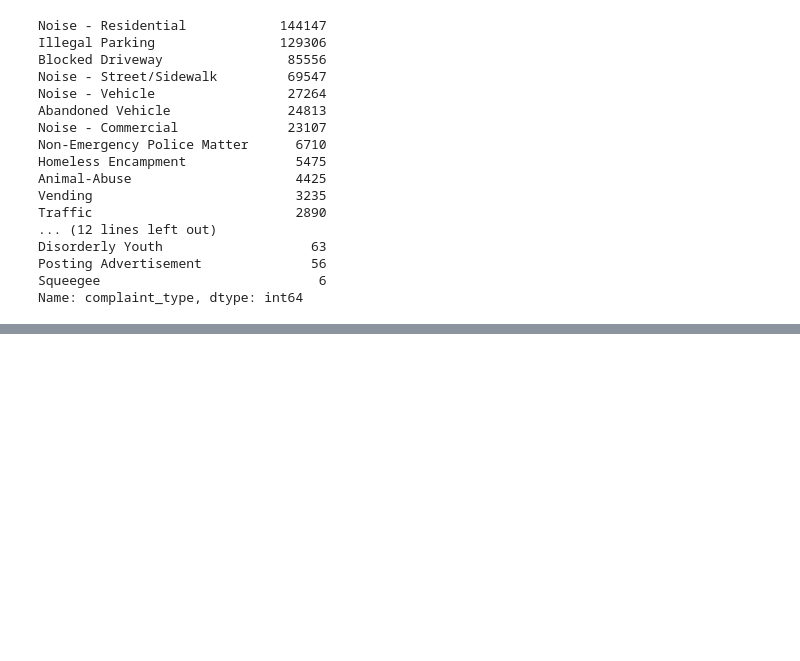
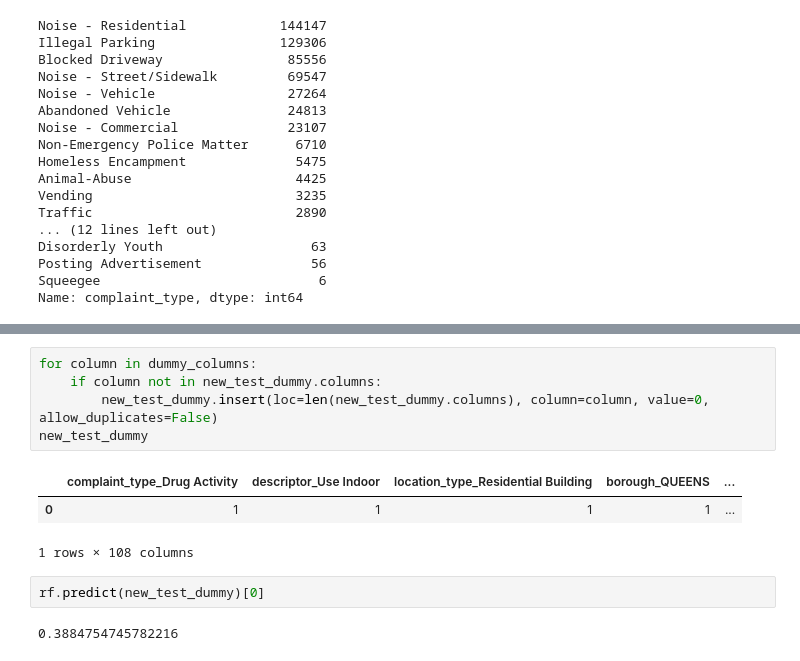
Before and after one commit to dmedellin2/311_service_requests, a Jupyter notebook: code/EDA-Copy1.ipynb, the cells around one changed output, grey strips where cells are left out. Saved outputs shown, nothing was run; the diff lists cells and outputs as text; blank space fills up the shorter version.

```diff
--- a/code/EDA-Copy1.ipynb
+++ b/code/EDA-Copy1.ipynb
@@ -1412,0 +1578,13 @@ Name: complaint_type, dtype: int64
+# %%
+for column in dummy_columns:
+    if column not in new_test_dummy.columns:
+        new_test_dummy.insert(loc=len(new_test_dummy.columns), column=column, value=0, allow_duplicates=False)
+new_test_dummy
+# %% [output]
+|  | complaint_type_Drug Activity | descriptor_Use Indoor | location_type_Residential Building | borough_QUEENS | ... |
+| 0 | 1 | 1 | 1 | 1 | ... |
+1 rows × 108 columns
+# %%
+rf.predict(new_test_dummy)[0]
+# %% [output]
+0.3884754745782216
```
Also changed, not shown: parts of 22 cells of this notebook, 11 other files.
